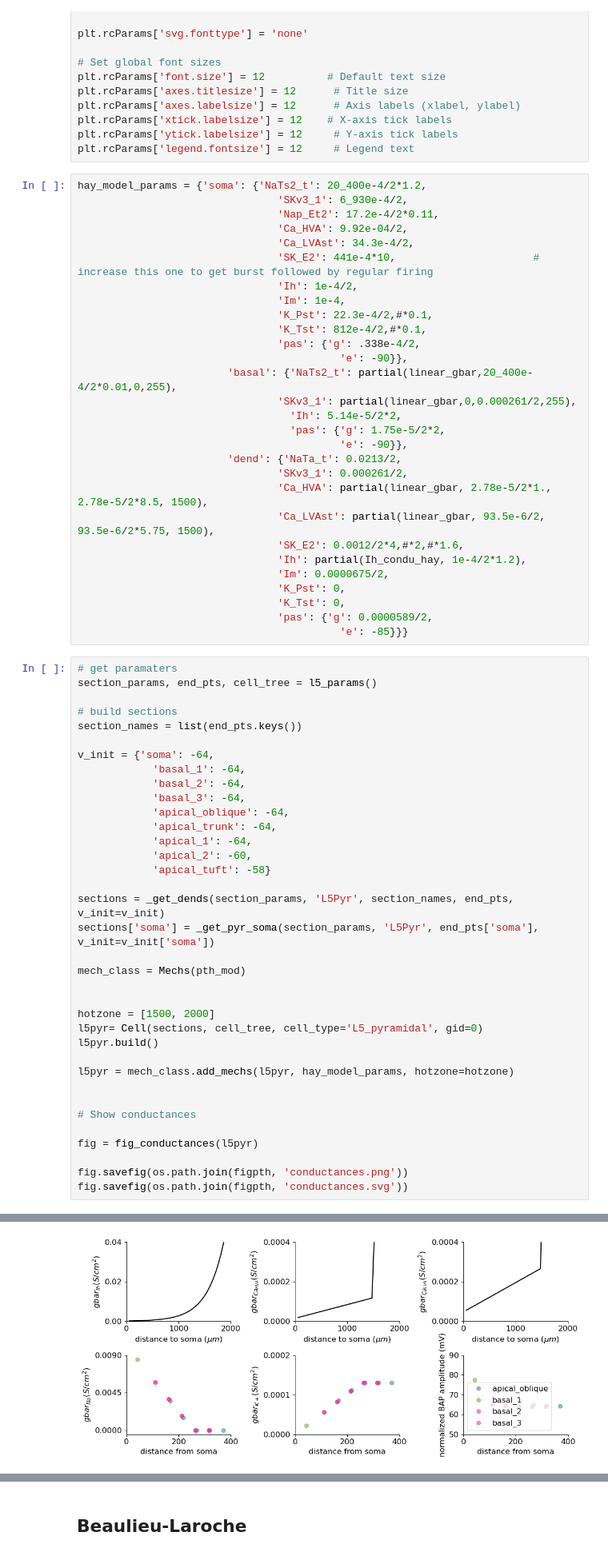
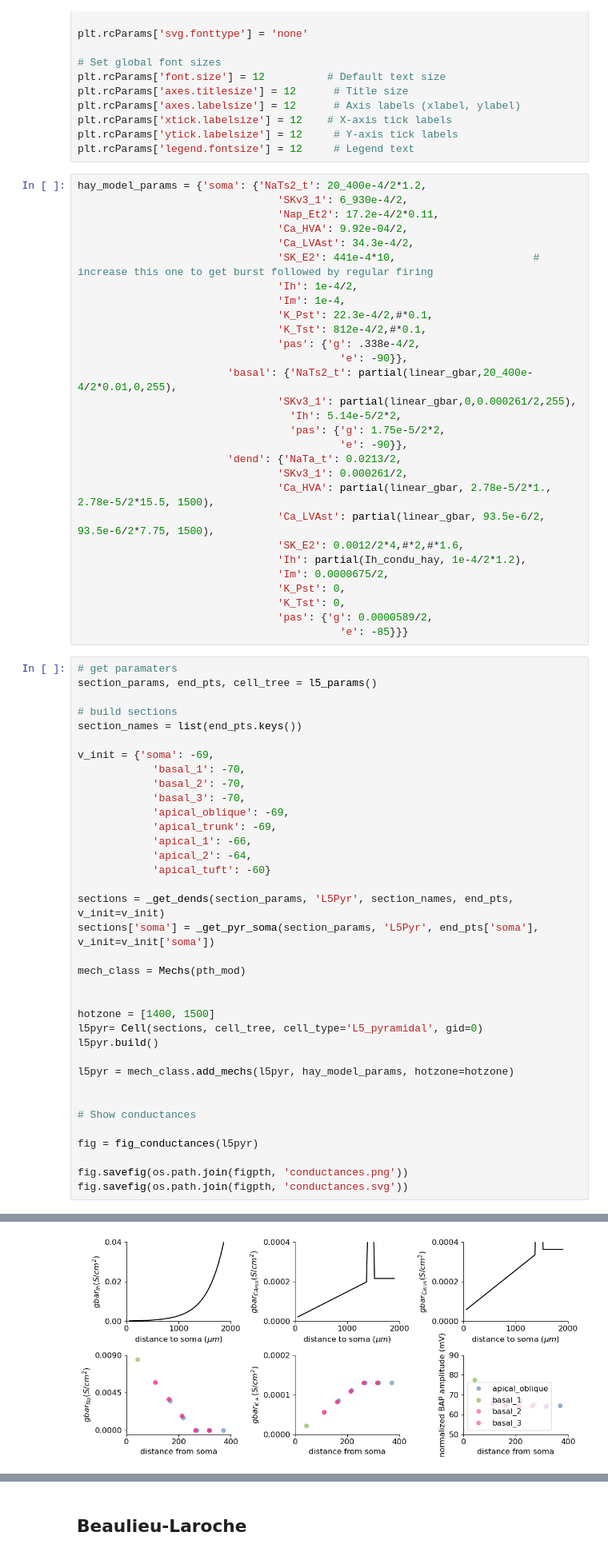
Before and after one commit to jonescompneurolab/hnn-tuning, a Jupyter notebook: new_cells_dev/cells/l5_ET_handtune.ipynb, the cells around one changed output, grey strips where cells are left out. Shown at 80% size. Saved outputs shown, nothing was run; the diff lists cells and outputs as text.

Commit message:
hotzone top apical 2

```diff
--- a/new_cells_dev/cells/l5_ET_handtune.ipynb
+++ b/new_cells_dev/cells/l5_ET_handtune.ipynb
@@ -48,8 +48,8 @@ hay_model_params = {'soma': {'NaTs2_t': 20_400e-4/2*1.2,
                                           'e': -90}},
                         'dend': {'NaTa_t': 0.0213/2,
                                 'SKv3_1': 0.000261/2,
-                                'Ca_HVA': partial(linear_gbar, 2.78e-5/2*1., 2.78e-5/2*8.5, 1500),
-                                'Ca_LVAst': partial(linear_gbar, 93.5e-6/2, 93.5e-6/2*5.75, 1500),
+                                'Ca_HVA': partial(linear_gbar, 2.78e-5/2*1., 2.78e-5/2*15.5, 1500),
+                                'Ca_LVAst': partial(linear_gbar, 93.5e-6/2, 93.5e-6/2*7.75, 1500),
                                 'SK_E2': 0.0012/2*4,#*2,#*1.6,
                                 'Ih': partial(Ih_condu_hay, 1e-4/2*1.2),
                                 'Im': 0.0000675/2,
@@ -64,15 +64,15 @@ section_params, end_pts, cell_tree = l5_params()
 # build sections
 section_names = list(end_pts.keys())
 
-v_init = {'soma': -64,
-            'basal_1': -64,
-            'basal_2': -64,
-            'basal_3': -64,
-            'apical_oblique': -64,
-            'apical_trunk': -64,
-            'apical_1': -64,
-            'apical_2': -60,
-            'apical_tuft': -58}
+v_init = {'soma': -69,
+            'basal_1': -70,
+            'basal_2': -70,
+            'basal_3': -70,
+            'apical_oblique': -69,
+            'apical_trunk': -69,
+            'apical_1': -66,
+            'apical_2': -64,
+            'apical_tuft': -60}
 
 sections = _get_dends(section_params, 'L5Pyr', section_names, end_pts, v_init=v_init)
 sections['soma'] = _get_pyr_soma(section_params, 'L5Pyr', end_pts['soma'], v_init=v_init['soma'])
@@ -80,7 +80,7 @@ sections['soma'] = _get_pyr_soma(section_params, 'L5Pyr', end_pts['soma'], v_ini
 mech_class = Mechs(pth_mod)
 
 
-hotzone = [1500, 2000]
+hotzone = [1400, 1500]
 l5pyr= Cell(sections, cell_tree, cell_type='L5_pyramidal', gid=0)
 l5pyr.build()
 
@@ -97 +98 @@ fig.savefig(os.path.join(figpth, 'conductances.svg'))
-[figure, old version]
+[figure, new version]
```
Also changed, not shown: parts of 11 cells of this notebook, 2 other files.
